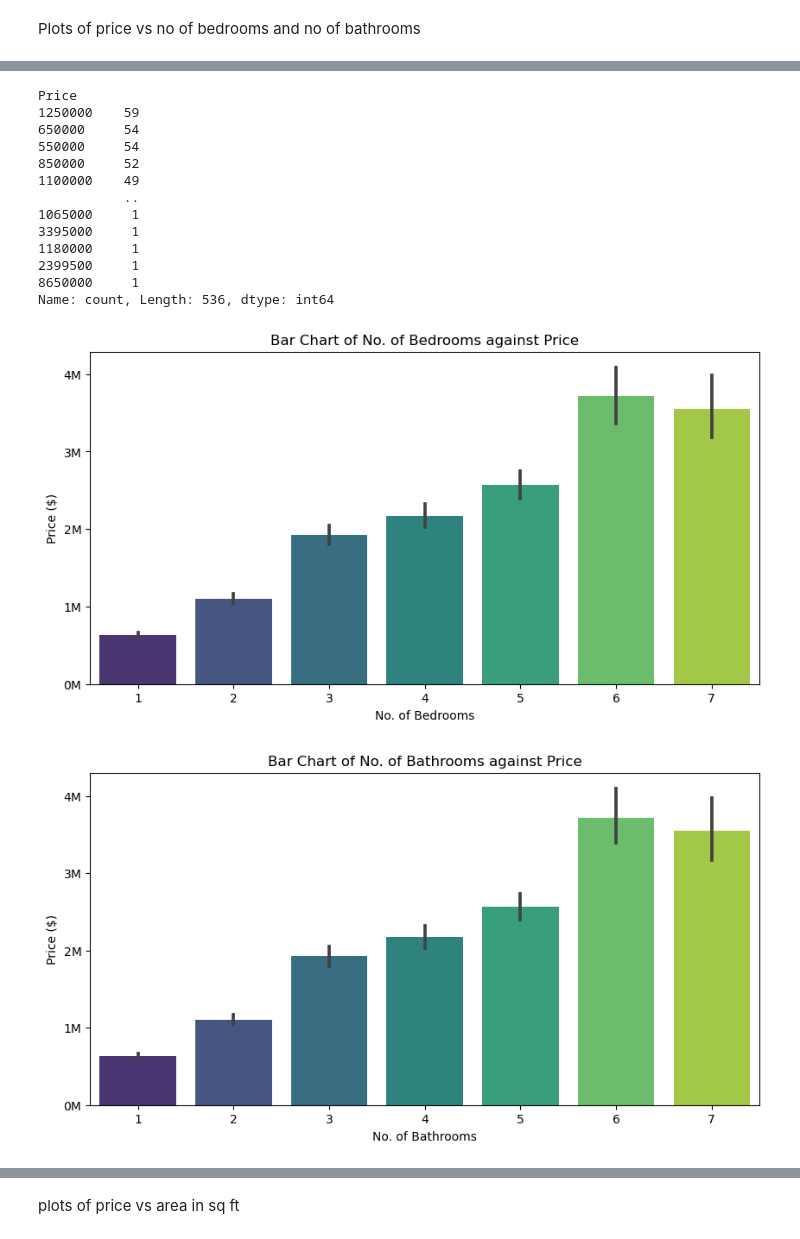
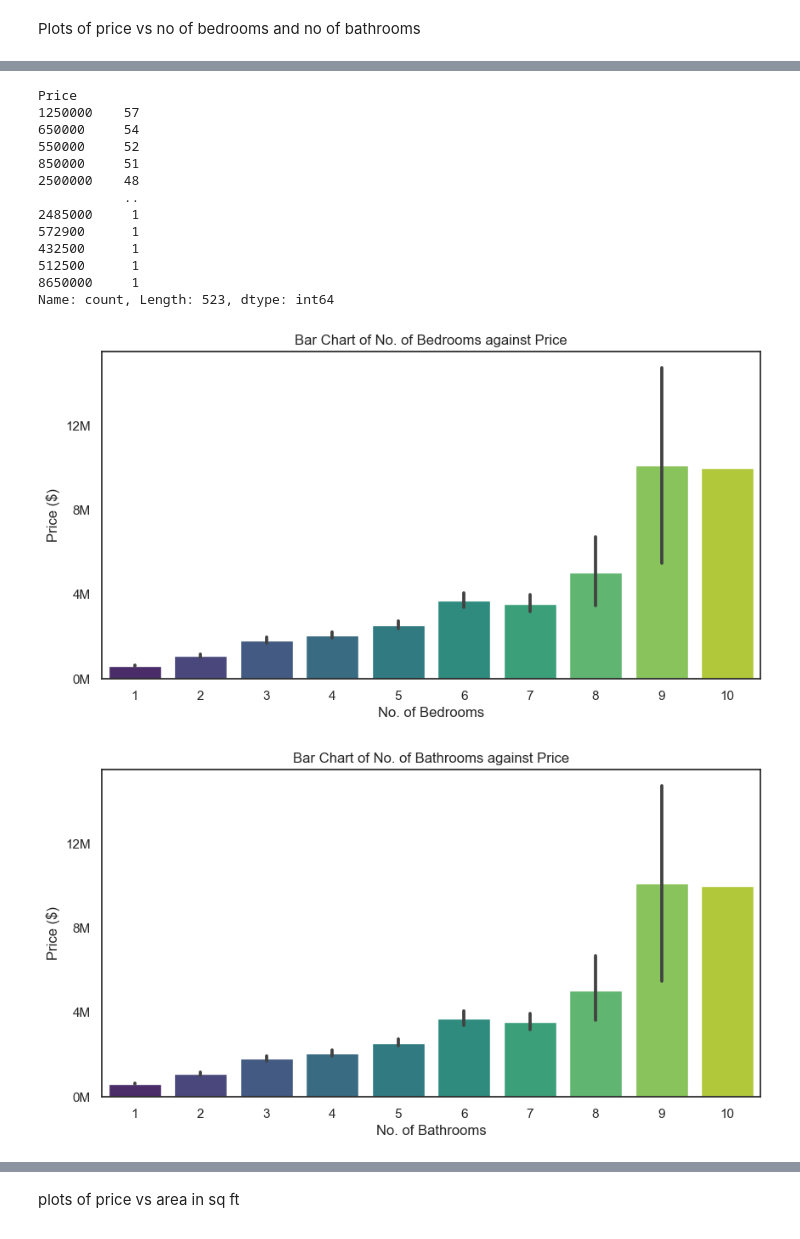
Before and after one commit to magnus-wright/House-Price-Prediction-Model, a Jupyter notebook: price_prediction.ipynb, the cells around one changed output, grey strips where cells are left out. Saved outputs shown, nothing was run; the diff lists cells and outputs as text; code cells hidden in the pictures.

```diff
--- a/price_prediction.ipynb
+++ b/price_prediction.ipynb
@@ -61,3 +61,28 @@ memory usage: 299.2+ KB
 | No. of Bedrooms | 3480.0 | 3.103736e+00 | 1.517698e+00 | 0.0 | 2.00 | 3.0 | 4.00 | 10.0 |
 | No. of Bathrooms | 3480.0 | 3.103736e+00 | 1.517698e+00 | 0.0 | 2.00 | 3.0 | 4.00 | 10.0 |
 | No. of Receptions | 3480.0 | 3.103736e+00 | 1.517698e+00 | 0.0 | 2.00 | 3.0 | 4.00 | 10.0 |
+# %%
+df.drop(columns=(['Unnamed: 0', 'Location']), inplace=True)
+
+#Create a new price per sq ft column
+# Check data types
+print(df.dtypes)
+
+# Convert columns to numeric if needed
+df['Price'] = pd.to_numeric(df['Price'], errors='coerce')
+df['Area in sq ft'] = pd.to_numeric(df['Area in sq ft'], errors='coerce')
+
+# Check for missing values
+print(df.isnull().sum())
+
+# Drop rows with missing values or handle them appropriately
+df = df.dropna()
+
+# Check for zero values in denominator
+print((df['Area in sq ft'] == 0).sum())
+
+# Handle zero values (e.g., replace with a small value)
+df['Area in sq ft'] = df['Area in sq ft'].replace(0, 0.001)
+
+# Perform the division
+df['Price per sqft'] = df['Price'] / df['Area in sq ft']
@@ -91,0 +196,4 @@ Name: count, Length: 2845, dtype: int64
+# %%
+df = df[df['House Type'] != 'Penthouse']
+
+df.describe()
@@ -116,48 +246,48 @@ Name: count, dtype: int64
 df['Price'].value_counts()
 # %% [output]
 Price
-1250000    59
+1250000    57
 650000     54
-550000     54
-850000     52
-1100000    49
+550000     52
+850000     51
+2500000    48
            ..
-1065000     1
-3395000     1
-1180000     1
-2399500     1
+2485000     1
+572900      1
+432500      1
+512500      1
 8650000     1
-Name: count, Length: 536, dtype: int64
+Name: count, Length: 523, dtype: int64
 # %%
 # Filter out values in 'Price' column above 15000000
 df = df[df['Price'] <= 15000000]
 # %%
 # Remove values of 0, 8, 9, and 10 in both columns
-df = df[(df['No. of Bedrooms'] != 0) & (df['No. of Bedrooms'] <= 7)]
-df = df[(df['No. of Bathrooms'] != 0) & (df['No. of Bathrooms'] <= 7)]
+df = df[(df['No. of Bedrooms'] != 0) & (df['No. of Bedrooms'] <= 10)]
+df = df[(df['No. of Bathrooms'] != 0) & (df['No. of Bathrooms'] <= 10)]
 
 # Plot bar chart of No. of Bedrooms against Price
 fig, ax = plt.subplots(figsize=(10, 5))
 sns.barplot(data=df, x='No. of Bedrooms', y='Price', palette='viridis', ax=ax)
 ax.set_title('Bar Chart of No. of Bedrooms against Price')
 ax.set_xlabel('No. of Bedrooms')
 ax.set_ylabel('Price ($)')
 ax.grid(False)  # Remove grid lines
 formatter = FuncFormatter(lambda x, _: '{:.0f}M'.format(x / 1000000))  # Format y-axis labels to display in millions
 ax.yaxis.set_major_formatter(formatter)
 ax.yaxis.set_major_locator(MaxNLocator(nbins=5))  # Adjust the number of ticks
 plt.show()
 
 # Plot bar chart of No. of Bathrooms against Price
 fig, ax = plt.subplots(figsize=(10, 5))
 sns.barplot(data=df, x='No. of Bathrooms', y='Price', palette='viridis', ax=ax)
 ax.set_title('Bar Chart of No. of Bathrooms against Price')
 ax.set_xlabel('No. of Bathrooms')
 ax.set_ylabel('Price ($)')
 ax.grid(False)  # Remove grid lines
 ax.yaxis.set_major_formatter(formatter)
 ax.yaxis.set_major_locator(MaxNLocator(nbins=5))  # Adjust the number of ticks
 plt.show()
 # %% [output]
-[figure, old version]
+[figure, new version]
-[figure, old version]
+[figure, new version]
```
Also changed, not shown: parts of 28 cells of this notebook, 1 other file.
